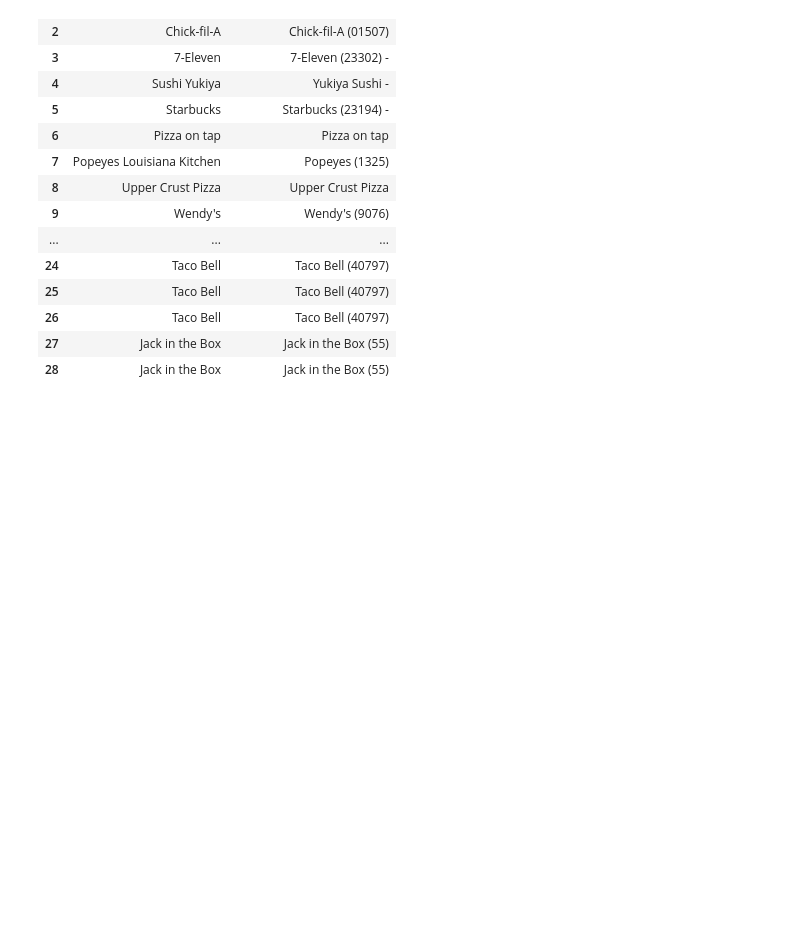
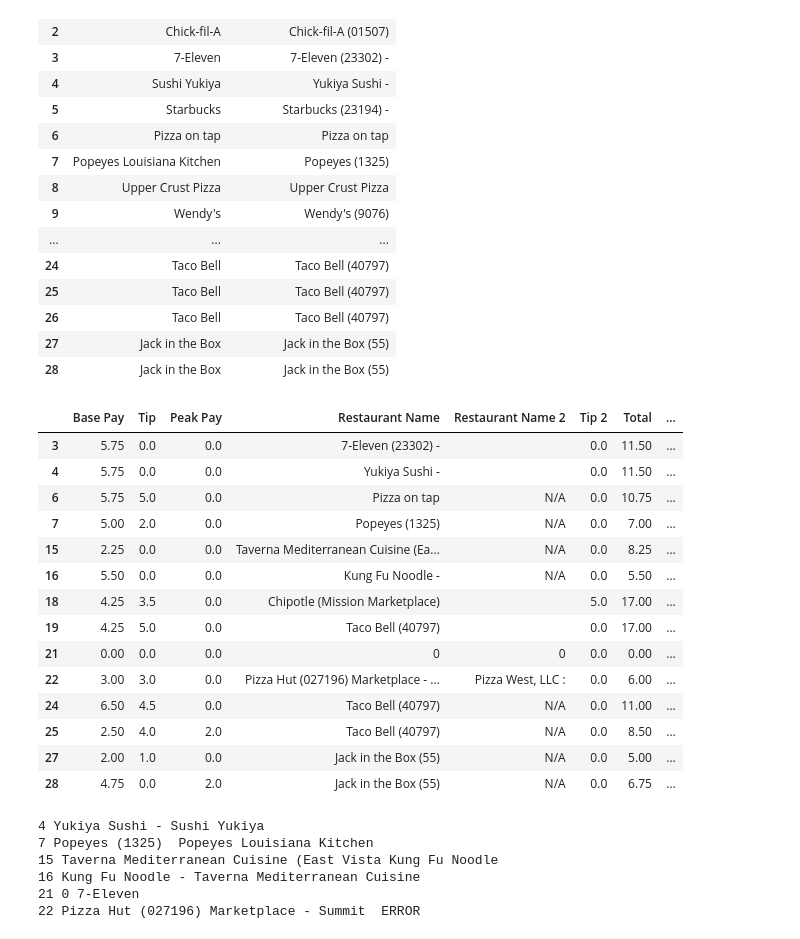
Before and after one commit to Crawford92/DeliveryData, a Jupyter notebook: InputHandling.ipynb, the cells around one changed output. Cells and saved outputs as stored; diff of their text form; code cells hidden in the pictures; blank space fills up the shorter version.

```diff
--- a/InputHandling.ipynb
+++ b/InputHandling.ipynb
@@ -897,6 +898,54 @@ rawDataDF
 # %%
 #So that's an interesting thing about stacks, for stag stacks, it can go pickup a, pickup b, dropoff b, dropoff a
 
 #so index(restname) in restaurant name (for stacked orders)
 #no, if restname in restaurant name, rest1 = rest1, newrowrest = rest 2
 # else, newrowrest = rest 1
+
+#Go through testoutputdf where stacked order = 1
+#Check if restnames in restaurant name, if not, print both
+#then, if restnames not in restaurantname, print next index restaurantname and restnames
+#if restnames_1 in restaurantname_2 then swap
+
+#In theory we can get a triple stack, but for now just auto decline them
+testDFX = testOutputDF.loc[testOutputDF["Stacked Order"] == 1]
+testDFX
+# %% [output]
+|  | Base Pay | Tip | Peak Pay | Restaurant Name | Restaurant Name 2 | Tip 2 | Total | ... |
+| 3 | 5.75 | 0.0 | 0.0 | 7-Eleven (23302) - |  | 0.0 | 11.50 | ... |
+| 4 | 5.75 | 0.0 | 0.0 | Yukiya Sushi - |  | 0.0 | 11.50 | ... |
+| 6 | 5.75 | 5.0 | 0.0 | Pizza on tap | N/A | 0.0 | 10.75 | ... |
+| 7 | 5.00 | 2.0 | 0.0 | Popeyes (1325) | N/A | 0.0 | 7.00 | ... |
+| 15 | 2.25 | 0.0 | 0.0 | Taverna Mediterranean Cuisine (Ea... | N/A | 0.0 | 8.25 | ... |
+| 16 | 5.50 | 0.0 | 0.0 | Kung Fu Noodle - | N/A | 0.0 | 5.50 | ... |
+| 18 | 4.25 | 3.5 | 0.0 | Chipotle (Mission Marketplace) |  | 5.0 | 17.00 | ... |
+| 19 | 4.25 | 5.0 | 0.0 | Taco Bell (40797) |  | 0.0 | 17.00 | ... |
+| 21 | 0.00 | 0.0 | 0.0 | 0 | 0 | 0.0 | 0.00 | ... |
+| 22 | 3.00 | 3.0 | 0.0 | Pizza Hut (027196) Marketplace - ... | Pizza West, LLC : | 0.0 | 6.00 | ... |
+| 24 | 6.50 | 4.5 | 0.0 | Taco Bell (40797) | N/A | 0.0 | 11.00 | ... |
+| 25 | 2.50 | 4.0 | 2.0 | Taco Bell (40797) | N/A | 0.0 | 8.50 | ... |
+| 27 | 2.00 | 1.0 | 0.0 | Jack in the Box (55) | N/A | 0.0 | 5.00 | ... |
+| 28 | 4.75 | 0.0 | 2.0 | Jack in the Box (55) | N/A | 0.0 | 6.75 | ... |
+# %%
+#Okay at some point the error check was to set restaurant name to zero instead of N/A, fix that later
+#in the mean time, will cast to str
+
+#POPEYES WHY
+#Okay I'm not at all sure how to go about working through checking for if
+#Okay well I am but its not worth the process I dont think, easier to handle errors manually
+#Would need to split RestNames up into list of strings, with regex maybe, then check for
+#no that wouldn't even work because a lot of places have things like cuisine or restaurant or prepositions
+#Yeah we can handle it manually
+for index, value in testDFX.iterrows():
+    if not(str(value["RestNames"]) in str(value["Restaurant Name"])):
+        print(index, value["Restaurant Name"], value["RestNames"])
+
+#We can left join on index and export to sheets, just copy two columns to rawdata and the rest to deliveries
+#After hand checking
+# %% [output]
+4 Yukiya Sushi - Sushi Yukiya
+7 Popeyes (1325)  Popeyes Louisiana Kitchen
+15 Taverna Mediterranean Cuisine (East Vista Kung Fu Noodle
+16 Kung Fu Noodle - Taverna Mediterranean Cuisine
+21 0 7-Eleven
+22 Pizza Hut (027196) Marketplace - Summit  ERROR
```
Also changed, not shown: parts of 12 cells of this notebook.
